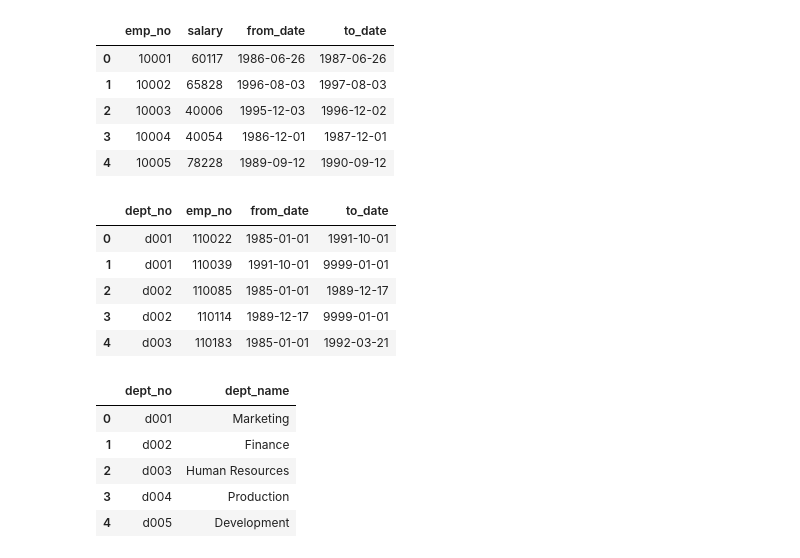
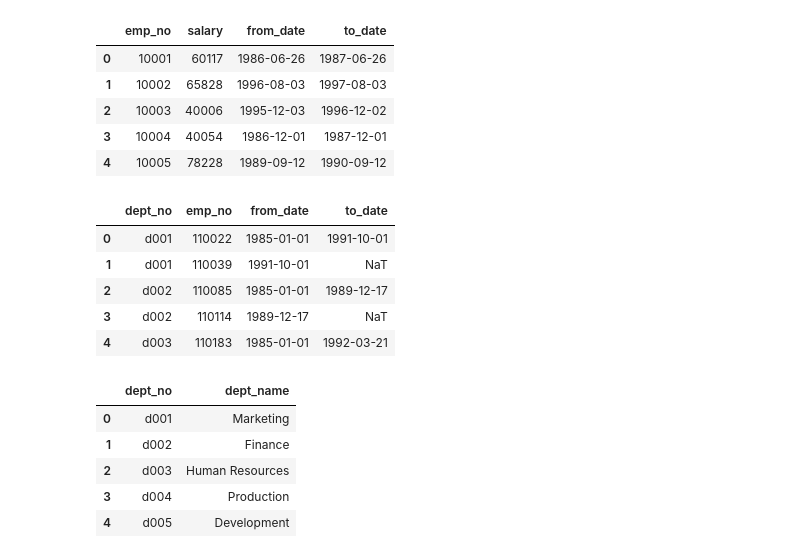
Before and after one commit to RezaGharahgozly/sql_challenge, a Jupyter notebook: SQL_Assignment.ipynb, the cells around one changed output. Saved outputs shown, nothing was run; the diff lists cells and outputs as text; code cells hidden in the pictures.

```diff
--- a/SQL_Assignment.ipynb
+++ b/SQL_Assignment.ipynb
@@ -22,12 +29,12 @@ salaries.head()
 | 3 | 10004 | 40054 | 1986-12-01 | 1987-12-01 |
 | 4 | 10005 | 78228 | 1989-09-12 | 1990-09-12 |
 # %%
-dept_manager=pd.read_sql("select * from dept_manager",conn)
+dept_manager=pd.read_sql("select * from dept_manager",conn, parse_dates=["from_date", "to_date"])
 dept_manager.head()
 # %% [output]
 |  | dept_no | emp_no | from_date | to_date |
 | 0 | d001 | 110022 | 1985-01-01 | 1991-10-01 |
-| 1 | d001 | 110039 | 1991-10-01 | 9999-01-01 |
+| 1 | d001 | 110039 | 1991-10-01 | NaT |
 | 2 | d002 | 110085 | 1985-01-01 | 1989-12-17 |
-| 3 | d002 | 110114 | 1989-12-17 | 9999-01-01 |
+| 3 | d002 | 110114 | 1989-12-17 | NaT |
 | 4 | d003 | 110183 | 1985-01-01 | 1992-03-21 |
```
Also changed, not shown: parts of 7 cells of this notebook, 1 other file.
